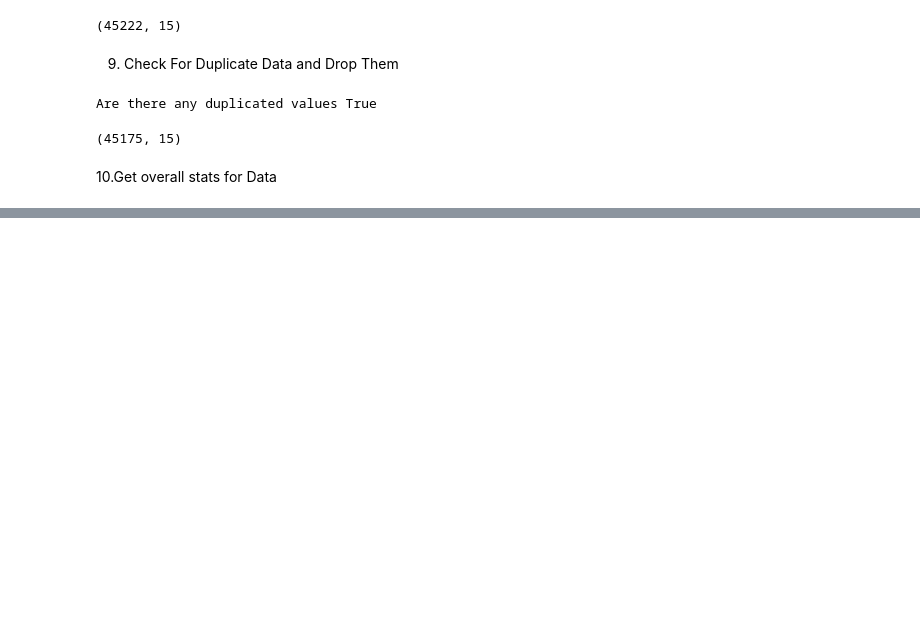
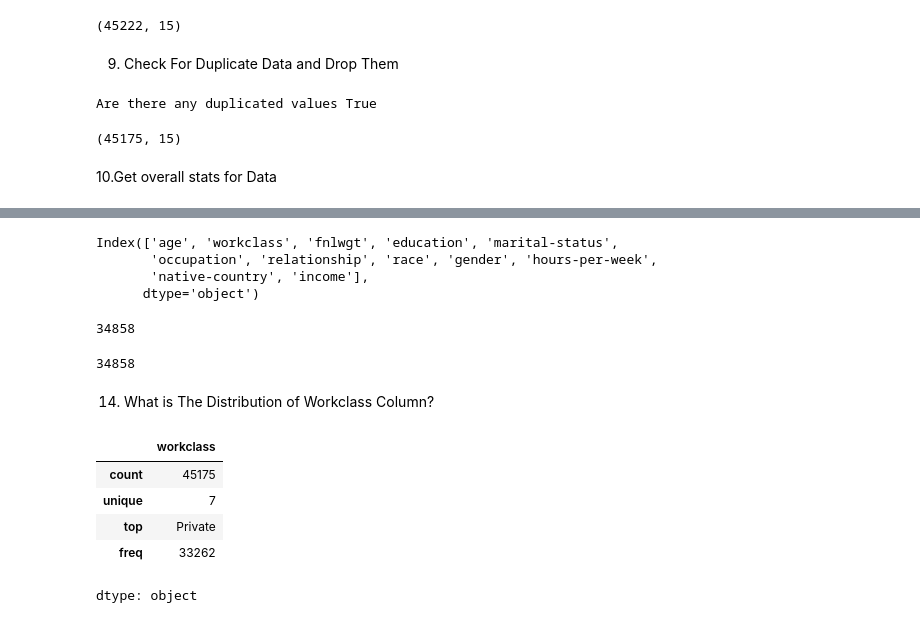
Before and after one commit to SagarRao07/Paandas, a Jupyter notebook: Casestudy3_part1.ipynb, the cells around one changed output, grey strips where cells are left out. Drawn from its saved outputs; the diff is of its cells as text; code cells hidden in the pictures; blank space fills up the shorter version.

```diff
--- a/Casestudy3_part1.ipynb
+++ b/Casestudy3_part1.ipynb
@@ -420,0 +467,26 @@ df.describe(include='all')
+# %%
+df.columns
+# %% [output]
+Index(['age', 'workclass', 'fnlwgt', 'education', 'marital-status',
+       'occupation', 'relationship', 'race', 'gender', 'hours-per-week',
+       'native-country', 'income'],
+      dtype='object')
+# %%
+sum(df['age'].between(17,48))
+# %% [output]
+34858
+# %%
+sum((df['age']>= 17) & (df['age']<= 48))
+# %% [output]
+34858
+# %% [markdown]
+14. What is The Distribution of Workclass Column?
+# %%
+df['workclass'].describe()
+# %% [output]
+|  | workclass |
+| count | 45175 |
+| unique | 7 |
+| top | Private |
+| freq | 33262 |
+dtype: object
```
Also changed, not shown: parts of 9 cells of this notebook.
